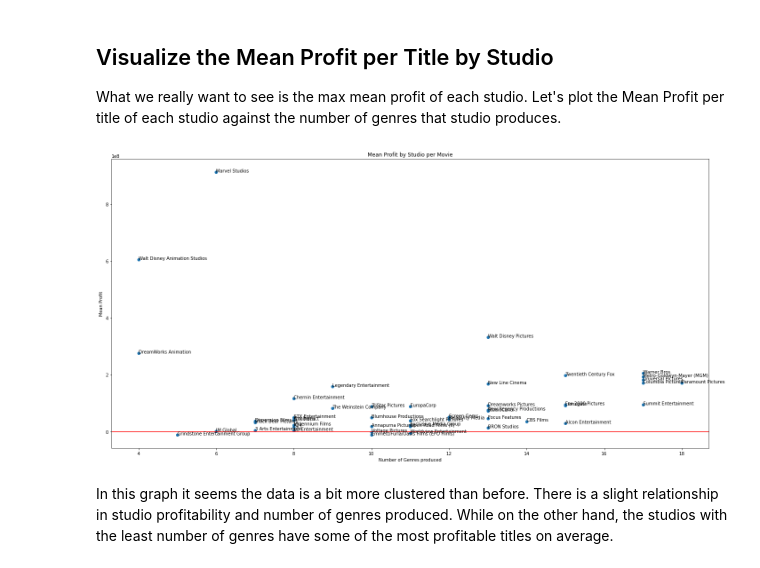
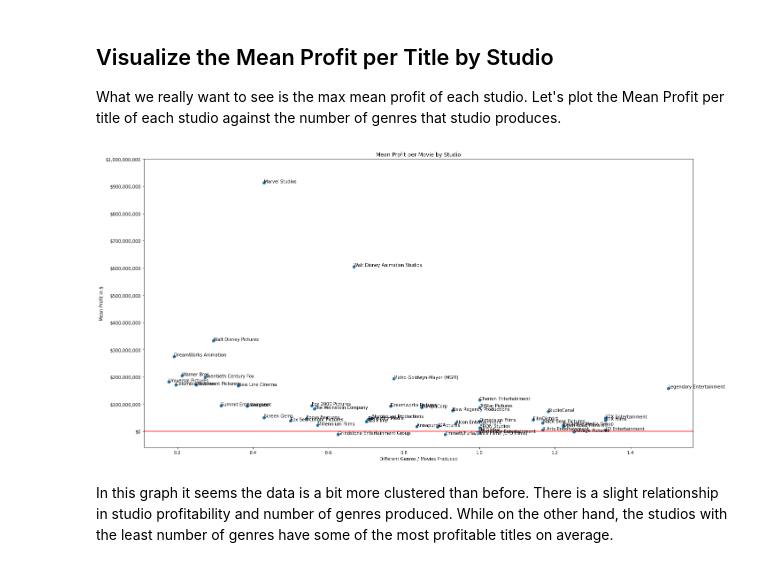
Before and after one commit to harryminds/Movie-Data-EDA, a Jupyter notebook: Movie Data EDA.ipynb, the cells around one changed output. Cells and saved outputs as stored; diff of their text form; code cells hidden in the pictures.

```diff
--- a/Movie Data EDA.ipynb
+++ b/Movie Data EDA.ipynb
@@ -68,5 +78,6 @@ We are also missing rows in the 2nd and 3rd genre columns, but we expect that si
     <li>Profit = worldwide box office - budget</li>
 # %%
-imdb_df['roi'] = imdb_df.worldwide_box_office / imdb_df.budget
-imdb_df['profit'] = imdb_df.worldwide_box_office - imdb_df.budget
+#create new features
+imdb_budgets['roi'] = (imdb_df.worldwide_box_office / imdb_df.budget) * 100
+imdb_budgets['profit'] = imdb_df.worldwide_box_office - imdb_df.budget
 # %%
@@ -127,12 +135,19 @@ for row in imdb_budgets.creator:
         print(f'error for {dict_}')
 # %%
 #scrape imdb for the name of the creator based on the id
+
 creator_names = {}
-for i, id_ in enumerate(list(creators.keys())):
+creator_keys = list(creators.keys())
+
+t1 = time.time()
+
+for i, id_ in enumerate(creator_keys):
     r = requests.get(f'https://www.imdb.com/search/title/?companies={id_}')
     soup = BeautifulSoup(r.text, 'html.parser')
     name = soup.title.text.replace('With ','').replace('\n(Sorted by Popularity Ascending) - IMDb', '')
     creator_names[id_] = name
-    time.sleep(.25)
-    print(f'getting name of creator {i+1} / {len(list(creators.keys()))}', end='\r')
+    print(f'getting name of creator {i+1} / {len(creator_keys)}', end='\r')
+
+t2 = time.time()
+print(f'{t2-t1} time elapsed')
 # %% [output]
@@ -355,13 +381,15 @@ New Line Cinema ['Music', 'Musical', 'Drama', 'Romance', 'Horror', 'Adventure',
 Let's plot the Mean ROI per title of each studio against the number of genres that studio produces.
 # %%
 fig, ax = plt.subplots(figsize=(20,10))
-ax.scatter(studios_genre_df.genre_count, studios_genre_df.mean_roi)
-ax.axhline(1, color='red')
+ax.scatter(studios_genre_df.genres_per_movies, studios_genre_df.mean_roi)
+ax.axhline(100, color='red')
 for i, txt in enumerate(studios_genre_df.studio):
-    ax.annotate(txt, (studios_genre_df.genre_count[i], studios_genre_df.mean_roi[i]))
-ax.set_title('Mean ROI by Studio per Movie')
-ax.set_ylabel('Mean ROI')
-ax.set_xlabel('Number of Genres produced')
+    ax.annotate(txt, (studios_genre_df.genres_per_movies[i], studios_genre_df.mean_roi[i]), fontsize=10)
+ax.set_title('Mean ROI per Movie by Studio')
+ax.set_ylabel('Mean ROI %')
+ax.set_xlabel('Average Number of Genres per Movie Produced')
+ax.yaxis.set_major_formatter('{x:.0f}%')
+#ax.xaxis.set_ticks(np.linspace(4,18,15))
 plt.tight_layout()
 plt.show()
 # %% [output]
@@ -374,16 +402,19 @@ Ok it looks like there is not much of a pattern here. Studios that have produced
 What we really want to see is the max mean profit of each studio. Let's plot the Mean Profit per title of each studio against the number of genres that studio produces.
 # %%
 fig, ax = plt.subplots(figsize=(20,10))
-ax.scatter(studios_genre_df.genre_count, studios_genre_df.mean_profit)
+ax.scatter(studios_genre_df.genres_per_movies, studios_genre_df.mean_profit)
 ax.axhline(1, color='red')
 for i, txt in enumerate(studios_genre_df.studio):
-    ax.annotate(txt, (studios_genre_df.genre_count[i], studios_genre_df.mean_profit[i]))
-ax.set_title('Mean Profit by Studio per Movie')
-ax.set_ylabel('Mean Profit')
-ax.set_xlabel('Number of Genres produced')
+    ax.annotate(txt, (studios_genre_df.genres_per_movies[i], studios_genre_df.mean_profit[i]), fontsize=10)
+ax.set_title('Mean Profit per Movie by Studio')
+ax.set_ylabel('Mean Profit in $')
+ax.yaxis.set_ticks(np.linspace(0,1000000000,11))
+ax.yaxis.set_major_formatter('${x:,.0f}')
+ax.set_xlabel('Average Number of Genres per Movie Produced')
+#ax.xaxis.set_ticks(np.linspace(4,18,15))
 plt.tight_layout()
 plt.show()
 # %% [output]
-[figure, old version]
+[figure, new version]
 # %% [markdown]
 In this graph it seems the data is a bit more clustered than before. There is a slight relationship in studio profitability and number of genres produced. While on the other hand, the studios with the least number of genres have some of the most profitable titles on average.
```
Also changed, not shown: parts of 56 cells of this notebook, 1 other file.
